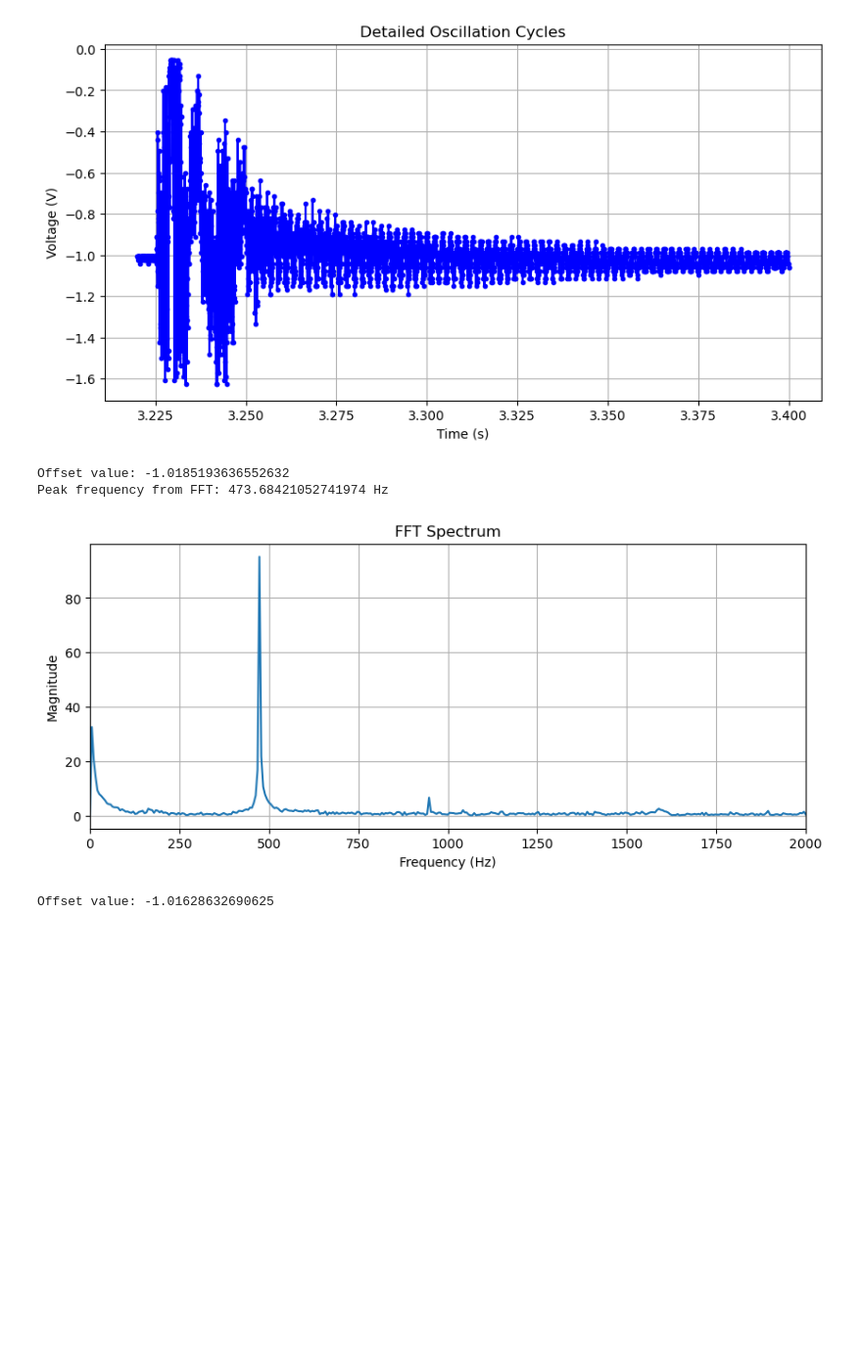
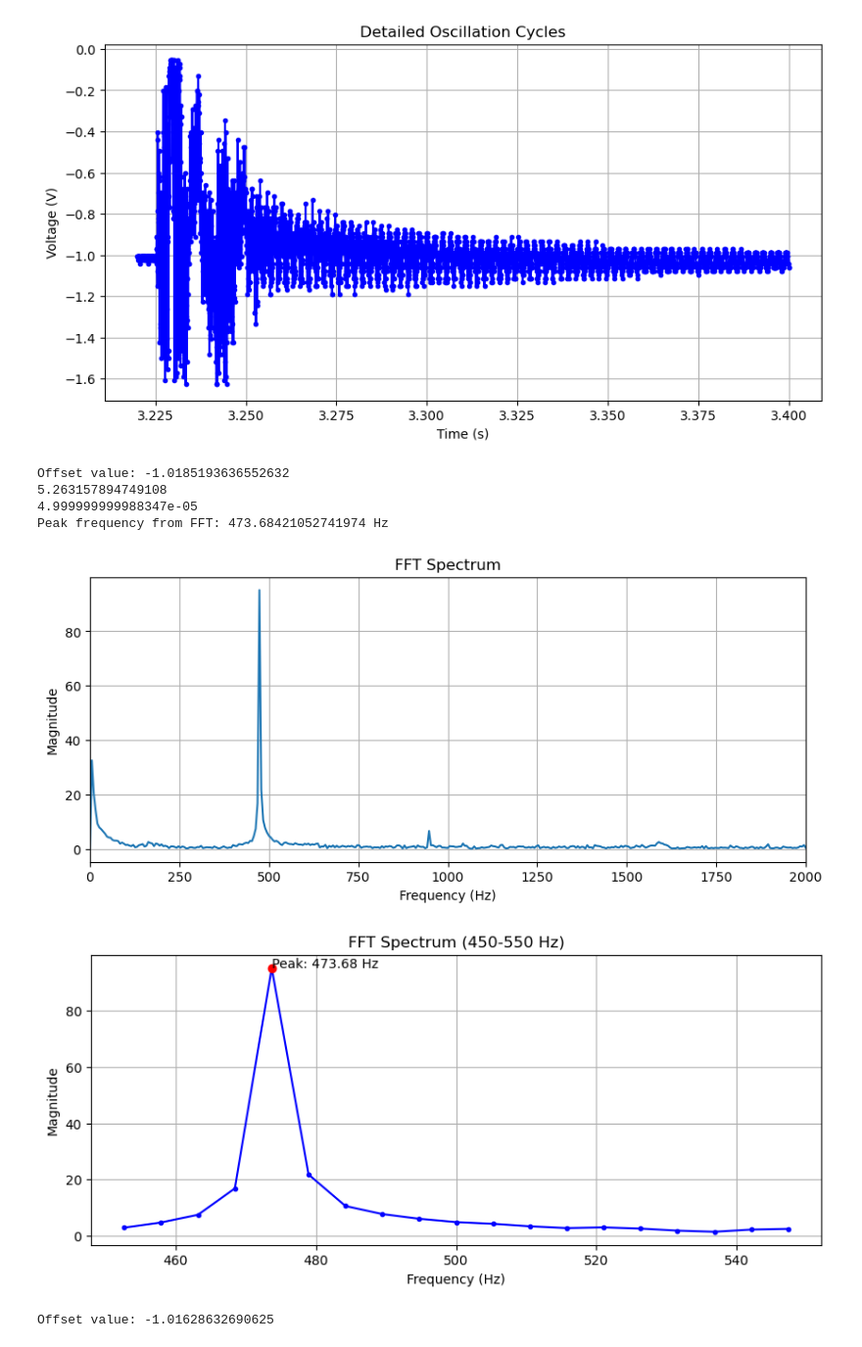
Before and after one commit to GeoBrodas/cantilever-characterisation, a Jupyter notebook: main.ipynb, the cells around one changed output. Shown at 98% size. Saved outputs shown, nothing was run; the diff lists cells and outputs as text; code cells hidden in the pictures; blank space fills up the shorter version.

```diff
--- a/main.ipynb
+++ b/main.ipynb
@@ -48,33 +48,54 @@ fs = 1.0 / dt
 
 # Removing the offset value from the signal which centers the oscillation to zero
 y = df_fft['Channel A'].values - np.mean(df_fft['Channel A'].values)
 print(f"Offset value: {np.mean(df_fft['Channel A'].values)}")  # check console for result
 
 # FFT
 # Calculates real FFT -> bacause the voltage signal is real valued.
 # THen it calculates the corresponding frequencies for the FFT output based on sampling interval calculated above.
 n = len(y)
 yf = np.fft.rfft(y)
 xf = np.fft.rfftfreq(n, d=dt)
+print(xf[1]-xf[0])
+#include values from 450 to 550 Hz
+xf_new = xf[(xf >= 450) & (xf <= 550)]
+yf_new = yf[(xf >= 450) & (xf <= 550)]
+print(dt)  # check console for result
 
 # Peak frequency calculation
 peak_idx = np.argmax(np.abs(yf)) #abs method calculates the magnitude of the complex FFT output,
 # and np.argmax finds the index of the maximum value in that array.
 peak_freq = xf[peak_idx]
 print(f"Peak frequency from FFT: {peak_freq} Hz")
 
 plt.figure(figsize=(10, 4))
 plt.plot(xf, np.abs(yf))
 plt.title("FFT Spectrum")
 plt.xlabel("Frequency (Hz)")
 plt.ylabel("Magnitude")
 plt.xlim(0, 2000)
 plt.grid(True)
 plt.show()
+
+# plot new graph with the new frequency range with data points marked
+plt.figure(figsize=(10, 4))
+plt.plot(xf_new, np.abs(yf_new), 'b.-')
+plt.title("FFT Spectrum (450-550 Hz)")
+plt.xlabel("Frequency (Hz)")
+plt.ylabel("Magnitude")
+# Mark the peak frequency on the plot
+plt.plot(peak_freq, np.abs(yf[peak_idx]), 'ro')
+plt.annotate(f'Peak: {peak_freq:.2f} Hz', xy=(peak_freq, np.abs(yf[peak_idx])))
+
+plt.grid(True)
+plt.show()
 # %% [output]
 Offset value: -1.0185193636552632
+5.263157894749108
+4.999999999988347e-05
 Peak frequency from FFT: 473.68421052741974 Hz
 [figure]
+[figure, added]
 # %%
 # Calculation of damping ratio using logarithmic decrement method
 df_peaks = df[(df['Time'] >= 3.26) & (df['Time'] <= 3.42)].copy()
```
Also changed, not shown: 7 other files.
